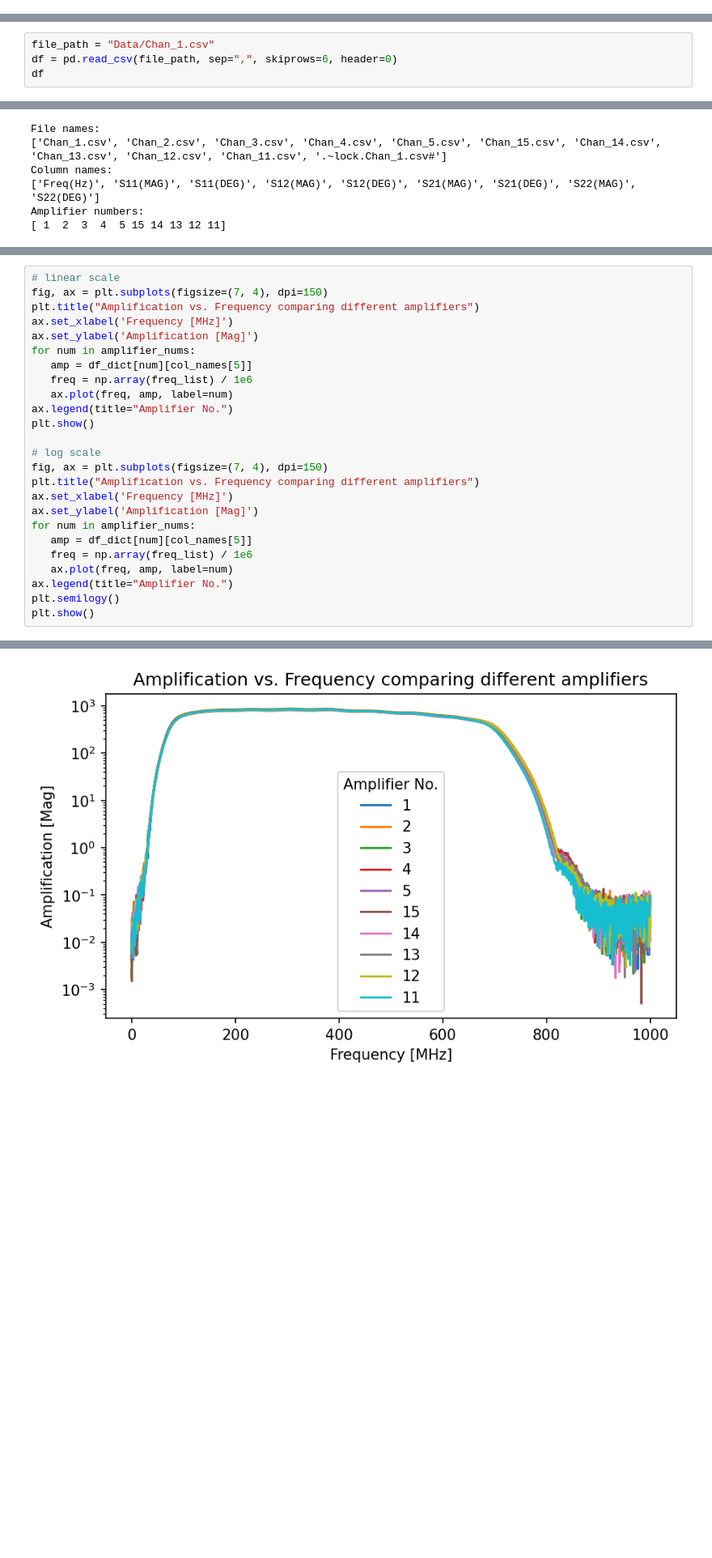
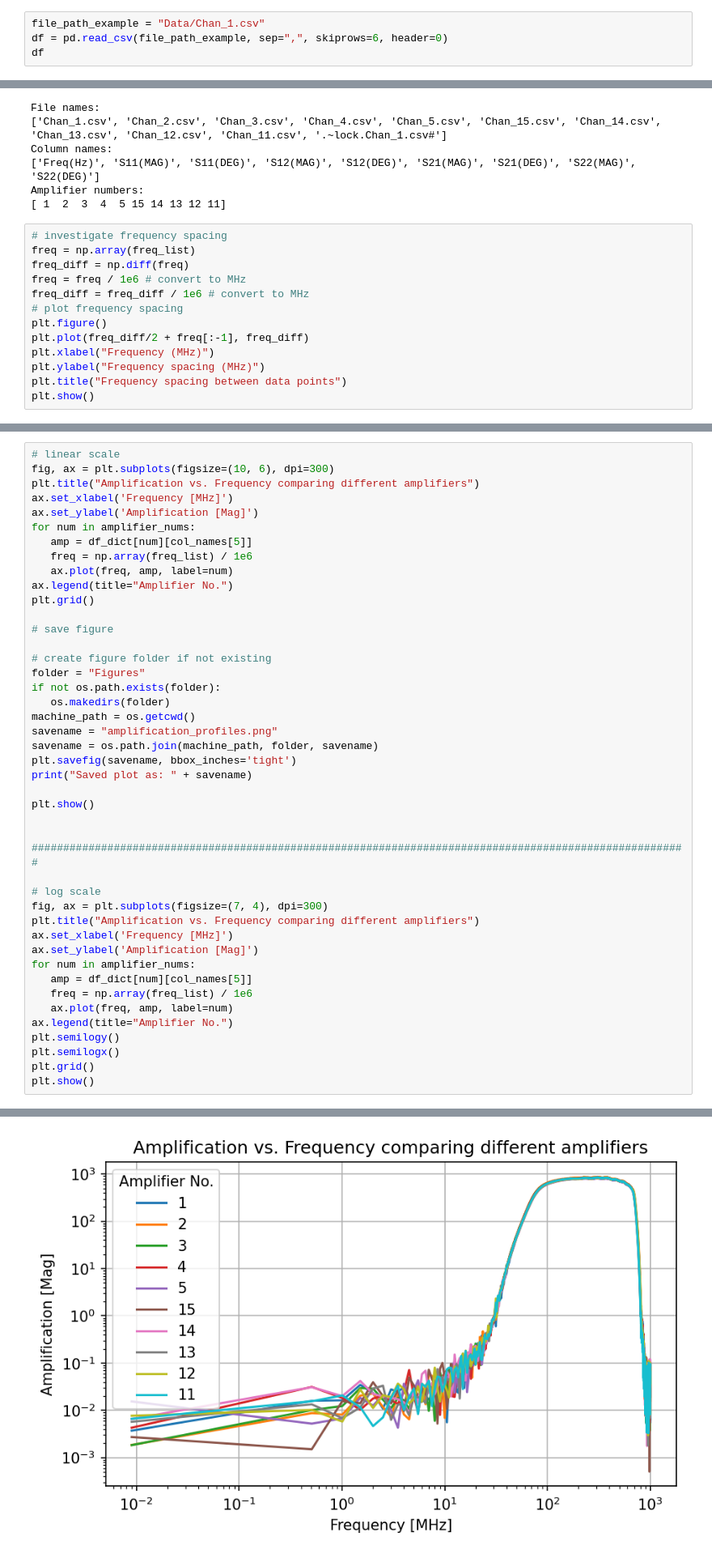
Before and after one commit to UbossDK/Exercise_MMS, a Jupyter notebook: S21_analysis.ipynb, the cells around one changed output, grey strips where cells are left out. Shown at 81% size. Cells and saved outputs as stored; diff of their text form; blank space fills up the shorter version.

```diff
--- a/S21_analysis.ipynb
+++ b/S21_analysis.ipynb
@@ -14,0 +17,4 @@ import pandas as pd
+# %%
+file_path_example = "Data/Chan_1.csv"
+df = pd.read_csv(file_path_example, sep=",", skiprows=6, header=0)
+df
@@ -17,4 +36,0 @@ import pandas as pd
-# %%
-file_path = "Data/Chan_1.csv"
-df = pd.read_csv(file_path, sep=",", skiprows=6, header=0)
-df
@@ -67,3 +69,16 @@ Column names:
 ['Freq(Hz)', 'S11(MAG)', 'S11(DEG)', 'S12(MAG)', 'S12(DEG)', 'S21(MAG)', 'S21(DEG)', 'S22(MAG)', 'S22(DEG)']
 Amplifier numbers:
 [ 1  2  3  4  5 15 14 13 12 11]
+# %%
+# investigate frequency spacing
+freq = np.array(freq_list)
+freq_diff = np.diff(freq)
+freq = freq / 1e6 # convert to MHz
+freq_diff = freq_diff / 1e6 # convert to MHz
+# plot frequency spacing
+plt.figure()
+plt.plot(freq_diff/2 + freq[:-1], freq_diff)
+plt.xlabel("Frequency (MHz)")
+plt.ylabel("Frequency spacing (MHz)")
+plt.title("Frequency spacing between data points")
+plt.show()
@@ -80,6 +97,6 @@ These values define the device's ability to transfer signals without significant
 # %%
 # linear scale
-fig, ax = plt.subplots(figsize=(7, 4), dpi=150)
+fig, ax = plt.subplots(figsize=(10, 6), dpi=300)
 plt.title("Amplification vs. Frequency comparing different amplifiers")
 ax.set_xlabel('Frequency [MHz]')
 ax.set_ylabel('Amplification [Mag]')
@@ -88,10 +105,27 @@ for num in amplifier_nums:
    freq = np.array(freq_list) / 1e6
    ax.plot(freq, amp, label=num)
 ax.legend(title="Amplifier No.")
+plt.grid()
+
+# save figure
+
+# create figure folder if not existing
+folder = "Figures"
+if not os.path.exists(folder):
+   os.makedirs(folder)
+machine_path = os.getcwd()
+savename = "amplification_profiles.png"
+savename = os.path.join(machine_path, folder, savename)
+plt.savefig(savename, bbox_inches='tight')
+print("Saved plot as: " + savename)
+
 plt.show()
 
+
+########################################################################################################
+
 # log scale
-fig, ax = plt.subplots(figsize=(7, 4), dpi=150)
+fig, ax = plt.subplots(figsize=(7, 4), dpi=300)
 plt.title("Amplification vs. Frequency comparing different amplifiers")
 ax.set_xlabel('Frequency [MHz]')
 ax.set_ylabel('Amplification [Mag]')
@@ -101,5 +135,7 @@ for num in amplifier_nums:
    ax.plot(freq, amp, label=num)
 ax.legend(title="Amplifier No.")
 plt.semilogy()
+plt.semilogx()
+plt.grid()
 plt.show()
 # %% [output]
@@ -107,2 +144,2 @@ plt.show()
-[figure, old version]
+[figure, new version]
 # %% [markdown]
```
Also changed, not shown: parts of 16 cells of this notebook.
